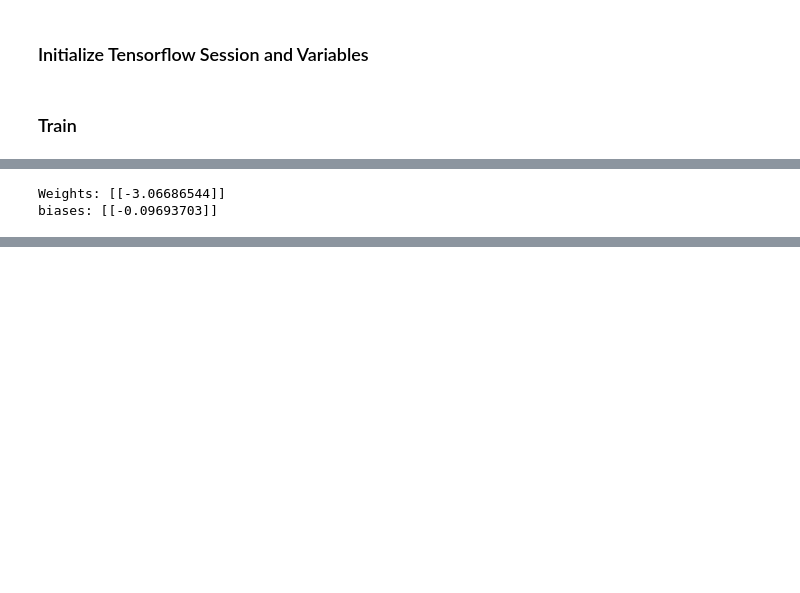
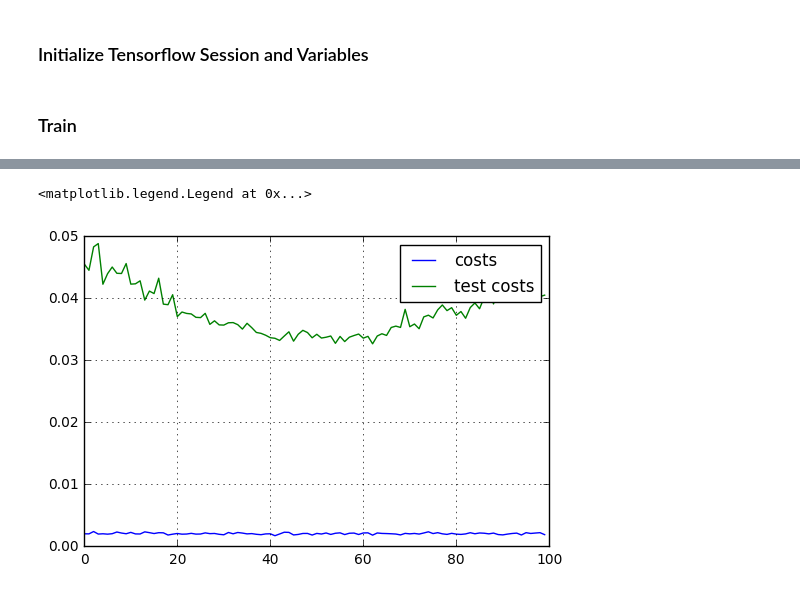
Before and after one commit to AndersonJo/machine-learning, a Jupyter notebook: TensorFlow Tutorial/401 LSTM/01 Basic LSTM with Tensorflow.ipynb, the cells around one changed output, grey strips where cells are left out. Drawn from its saved outputs; the diff is of its cells as text; code cells hidden in the pictures; blank space fills up the shorter version.

```diff
--- a/TensorFlow Tutorial/401 LSTM/01 Basic LSTM with Tensorflow.ipynb
+++ b/TensorFlow Tutorial/401 LSTM/01 Basic LSTM with Tensorflow.ipynb
@@ -114,18 +115,3 @@ sess = tf.Session(config=tf.ConfigProto(gpu_options=gpu_options))
 sess.run(init_op)
 # %% [markdown]
 ### Train
-# %%
-def train(x, y, epoch=10):
-    N = len(x)
-    costs = []
-    for global_step in range(epoch):
-        for i in range(N):
-            sample_x = x[i: i+1]
-            sample_y = y[i: i+1]
-
-            cost, _ = sess.run([error, train_fn], feed_dict={inputs: sample_x, outputs: sample_y})
-            costs.append(cost)
-
-        print('[%d] Average Cost: %.10f' % (global_step, cost/len(costs)))
-
-train(train_x, train_y)
@@ -143,7 +118,46 @@ train(train_x, train_y)
-# %%
-_w, _b = sess.run([W, B])
-print('Weights:',_w)
-print('biases:', _b)
-# %% [output]
-Weights: [[-3.06686544]]
-biases: [[-0.09693703]]
+# %%
+def train(x, y, test_x, test_y, epoch=100, train_less=0.0019, test_less=0.03):
+    now = datetime.now()
+    N = len(x)
+    g_costs = []
+    g_test_costs = []
+    for global_step in range(epoch):
+        costs = []
+
+        # Shuffle
+        permu = np.random.permutation(x.shape[0])
+        x = x[permu]
+        y = y[permu]
+
+        for _ in range(N*5):
+            i = np.random.randint(0, N)
+            sample_x = x[i: i+1]
+            sample_y = y[i: i+1]
+
+            cost, _ = sess.run([error3, train_fn], feed_dict={inputs: sample_x, targets: sample_y})
+            costs.append(np.sum(cost))
+
+        # Evaluate Training cost
+        _c = np.sum(costs)/len(costs)
+        g_costs.append(_c)
+
+        # Evaluate Test Cost
+        test_predicted = sess.run(error3, feed_dict={inputs: test_x, targets: test_y})
+        test_cost = np.sum(test_predicted)/len(test_predicted)
+        g_test_costs.append(test_cost)
+
+        print('[%d]Training Cost: %.6f \tTest Cost:%.6f' % (global_step + 1, _c, test_cost))
+        if test_less > test_cost and train_less > _c:
+            break
+
+
+    seconds = (datetime.now() - now).total_seconds()
+    return seconds, g_costs, g_test_costs
+
+seconds, costs, test_costs = train(train_x, train_y, test_x, test_y)
+print('걸린시각:%s 초'% seconds)
+plot(costs, label='costs')
+plot(test_costs, label='test costs')
+grid()
+legend()
+# %% [output]
@@ -150 +181,3 @@ biases: [[-0.09693703]]
+<matplotlib.legend.Legend at 0x...>
+[figure, added]
 # %%
```
Also changed, not shown: parts of 7 cells of this notebook, 1 other file.
